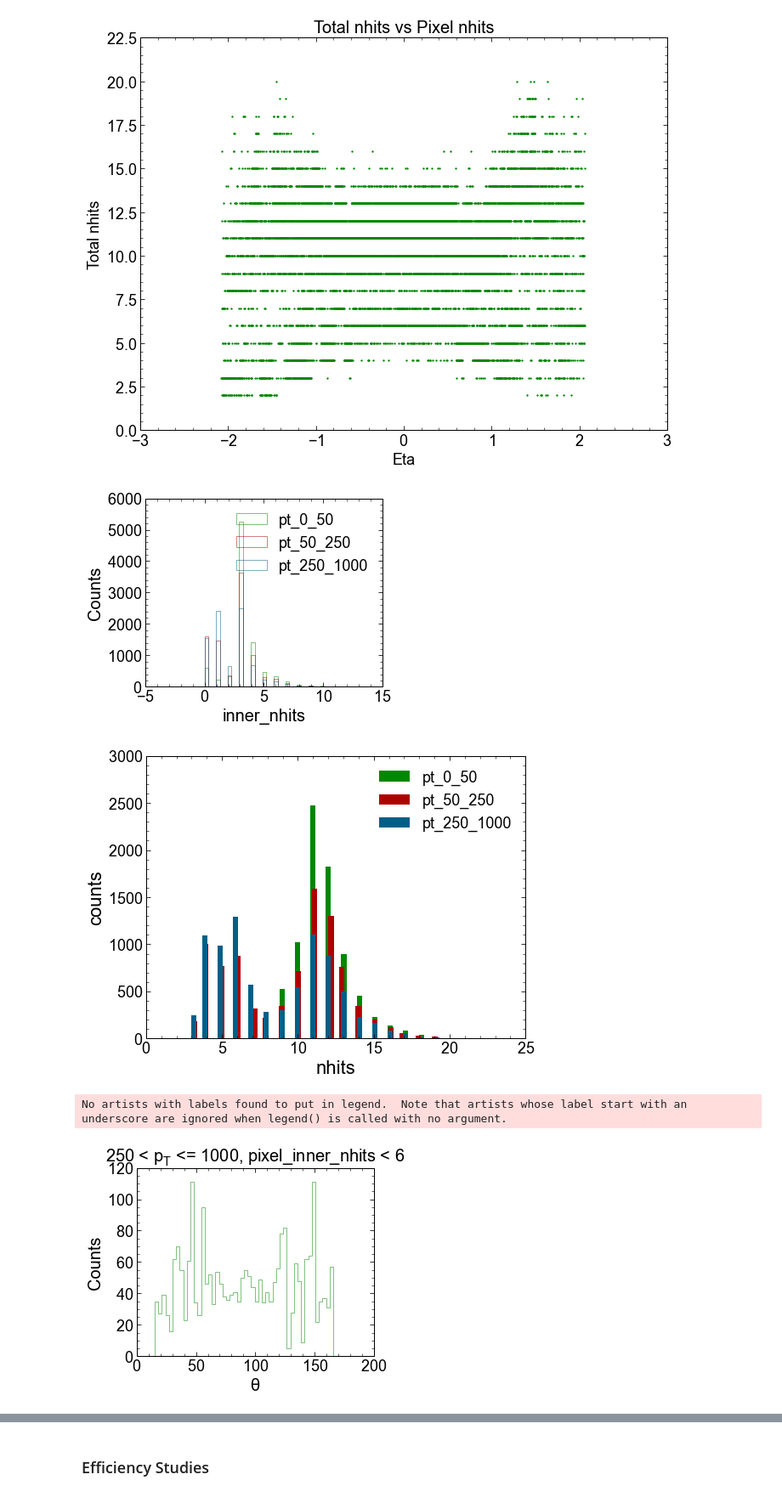
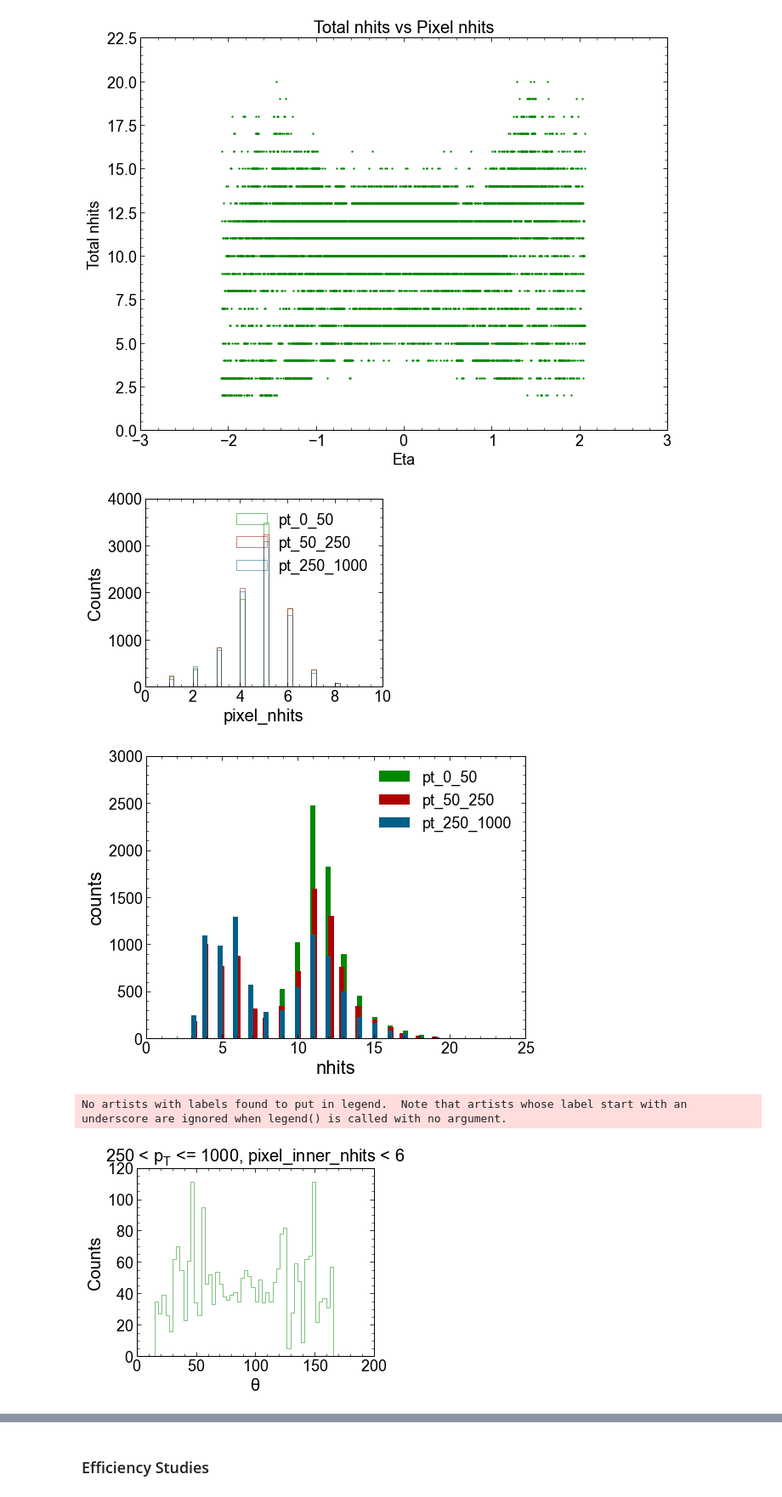
Before and after one commit to kdp-lab/maia_detector_paper, a Jupyter notebook: json_analysis.ipynb, the cells around one changed output, grey strips where cells are left out. Shown at 85% size. Drawn from its saved outputs; the diff is of its cells as text; code cells hidden in the pictures.

```diff
--- a/json_analysis.ipynb
+++ b/json_analysis.ipynb
@@ -928,28 +1031,28 @@ plt.show()
 <Figure size 432x288 with 0 Axes>
 [figure]
 # %%
-compare1DHistograms([np.ravel(merged['LC_inner_nhits'][np.ravel(merged['LC_pt_match']) <= 50]),
-                    np.ravel(merged['LC_inner_nhits'][(np.ravel(merged['LC_pt_match']) > 50) & (np.ravel(merged['LC_pt_match']) <= 250)]),
-                    np.ravel(merged['LC_inner_nhits'][np.ravel(merged['LC_pt_match'] > 250)])],
-                   bins=40, label=";inner_nhits;Counts",
+compare1DHistograms([np.ravel(merged['LC_pixel_nhits'][np.ravel(merged['LC_pt_match']) <= 50]),
+                    np.ravel(merged['LC_pixel_nhits'][(np.ravel(merged['LC_pt_match']) > 50) & (np.ravel(merged['LC_pt_match']) <= 250)]),
+                    np.ravel(merged['LC_pixel_nhits'][np.ravel(merged['LC_pt_match'] > 250)])],
+                   bins=40, label=";pixel_nhits;Counts",
                    leg=["pt_0_50", "pt_50_250", "pt_250_1000"])
 plt.figure(figsize=(8,6))
 plt.hist(np.ravel(merged['LC_nhits'][np.ravel(merged['LC_pt_match']) <= 50]), bins = 50, label = "pt_0_50")
 plt.hist(np.ravel(merged['LC_nhits'][(np.ravel(merged['LC_pt_match']) > 50) & (merged['LC_pt_match'] <= 250)]), bins = 50, label = "pt_50_250")
 plt.hist(np.ravel(merged['LC_nhits'][np.ravel(merged['LC_pt_match'] > 250)]), bins = 50, label = "pt_250_1000")
 #plt.hist(np.ravel(merged['fake_nhits']), bins = 50, label = "Fake")
 plt.legend()
 plt.xlabel("nhits", fontsize = 22)
 plt.ylabel("counts", fontsize = 22)
 plt.show()
 
 compare1DHistograms([np.ravel(LC_theta_match[np.ravel(LC_pt_match > 250) & np.ravel(LC_nhits < 6)])],
                    bins=50, label=r"250 < $p_T$ <= 1000, pixel_inner_nhits < 6 ;$\theta$;Counts",)
 
 
 #plot2DHistogram(total_track_eta, total_pixel_inner_nhits, bins=(100,100), label=r"pixel pixel_inner_nhits v. $\eta$; $\eta$;pixel_inner_nhits")
 # %% [output]
-[figure, old version]
+[figure, new version]
 [figure]
 No artists with labels found to put in legend.  Note that artists whose label start with an underscore are ignored when legend() is called with no argument.
 [figure]
```
Also changed, not shown: parts of 13 cells of this notebook.
